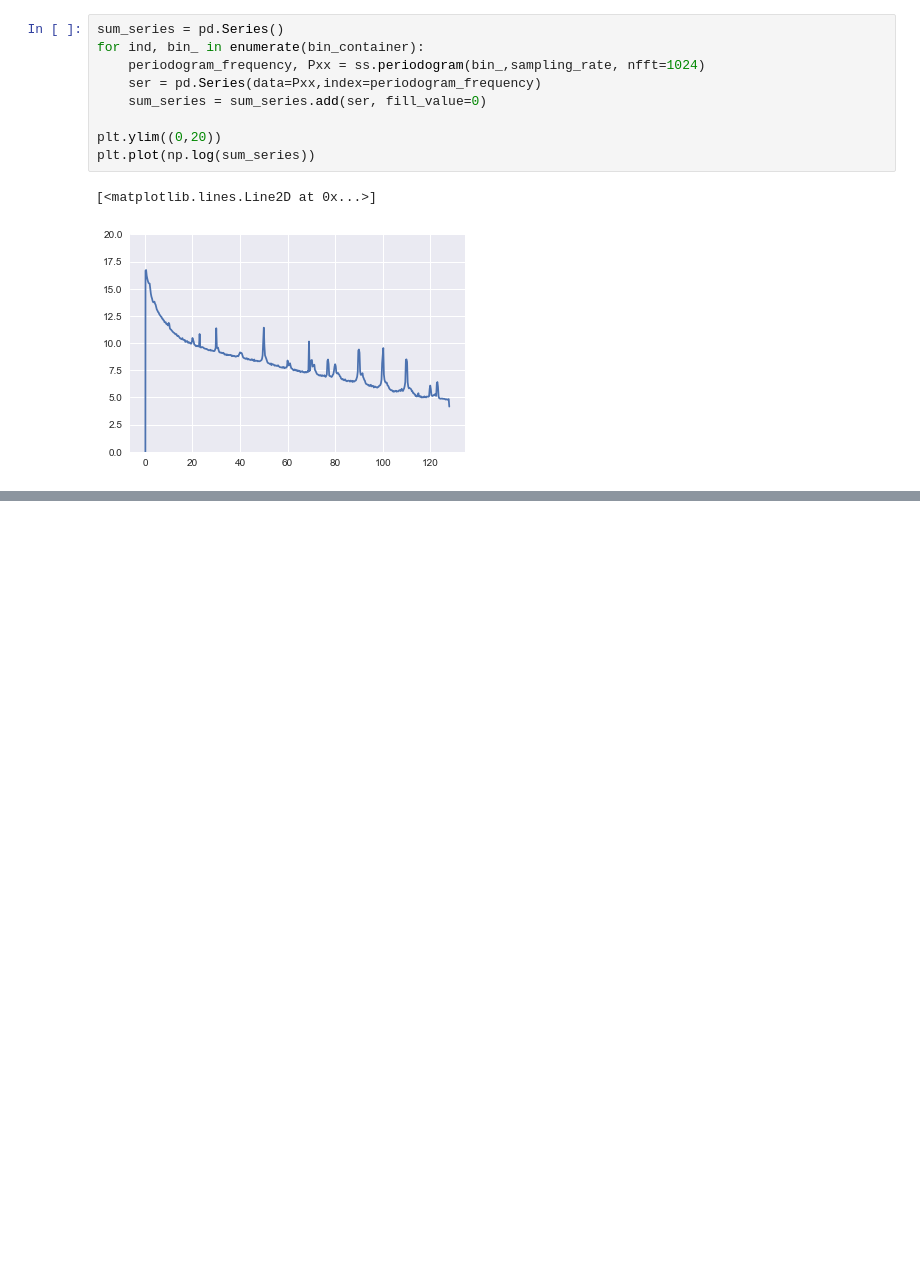
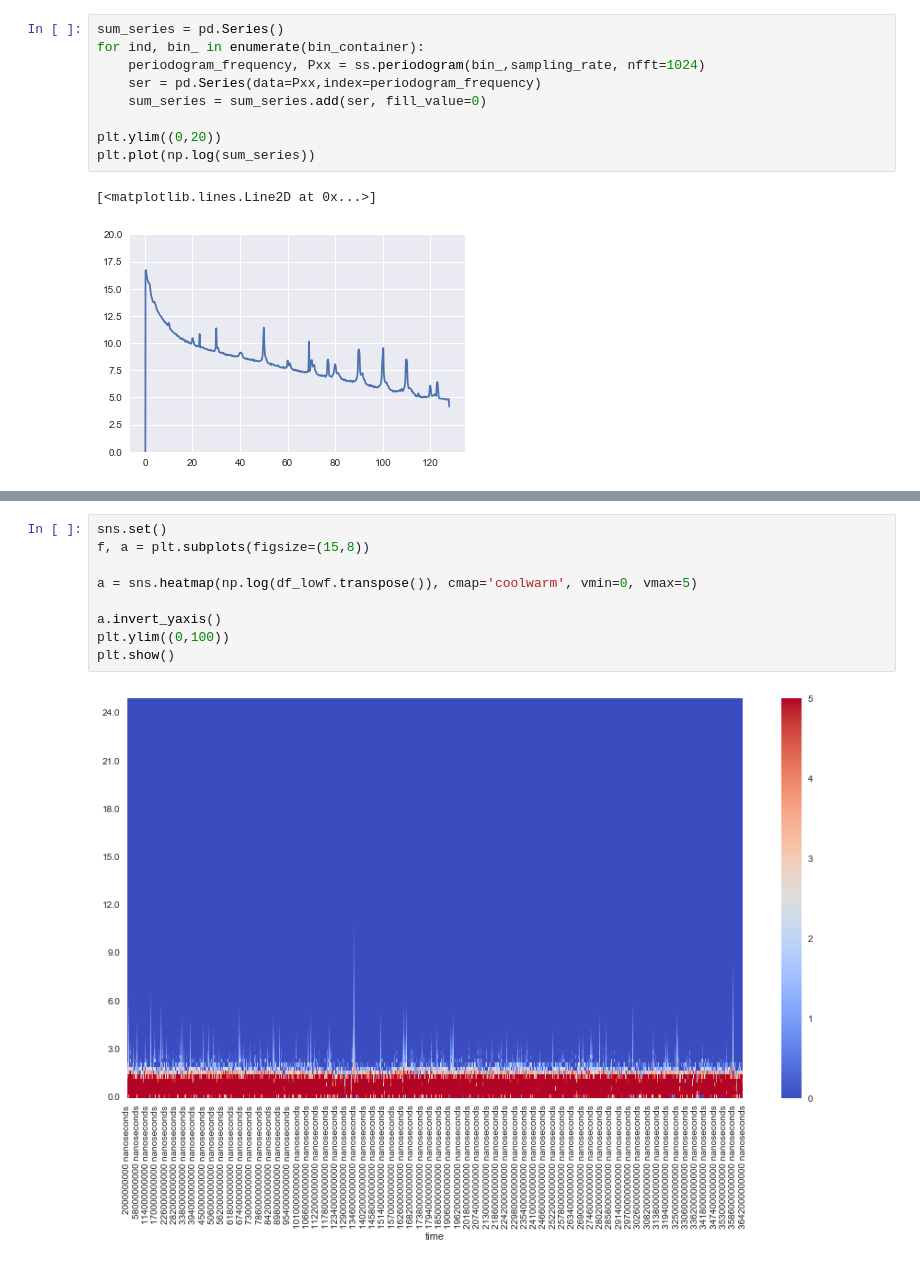
Before and after one commit to Ruairi-osul/ephys, a Jupyter notebook: eeg_preprocess/notebooks/Updated EEG analysis.ipynb, the cells around one changed output, grey strips where cells are left out. Saved outputs shown, nothing was run; the diff lists cells and outputs as text; blank space fills up the shorter version.

```diff
--- a/eeg_preprocess/notebooks/Updated EEG analysis.ipynb
+++ b/eeg_preprocess/notebooks/Updated EEG analysis.ipynb
@@ -296,0 +301,11 @@ plt.show()
+# %%
+sns.set()
+f, a = plt.subplots(figsize=(15,8))
+
+a = sns.heatmap(np.log(df_lowf.transpose()), cmap='coolwarm', vmin=0, vmax=5)
+
+a.invert_yaxis()
+plt.ylim((0,100))
+plt.show()
+# %% [output]
+[figure, added]
```
Also changed, not shown: parts of 8 cells of this notebook, 1 other file.
